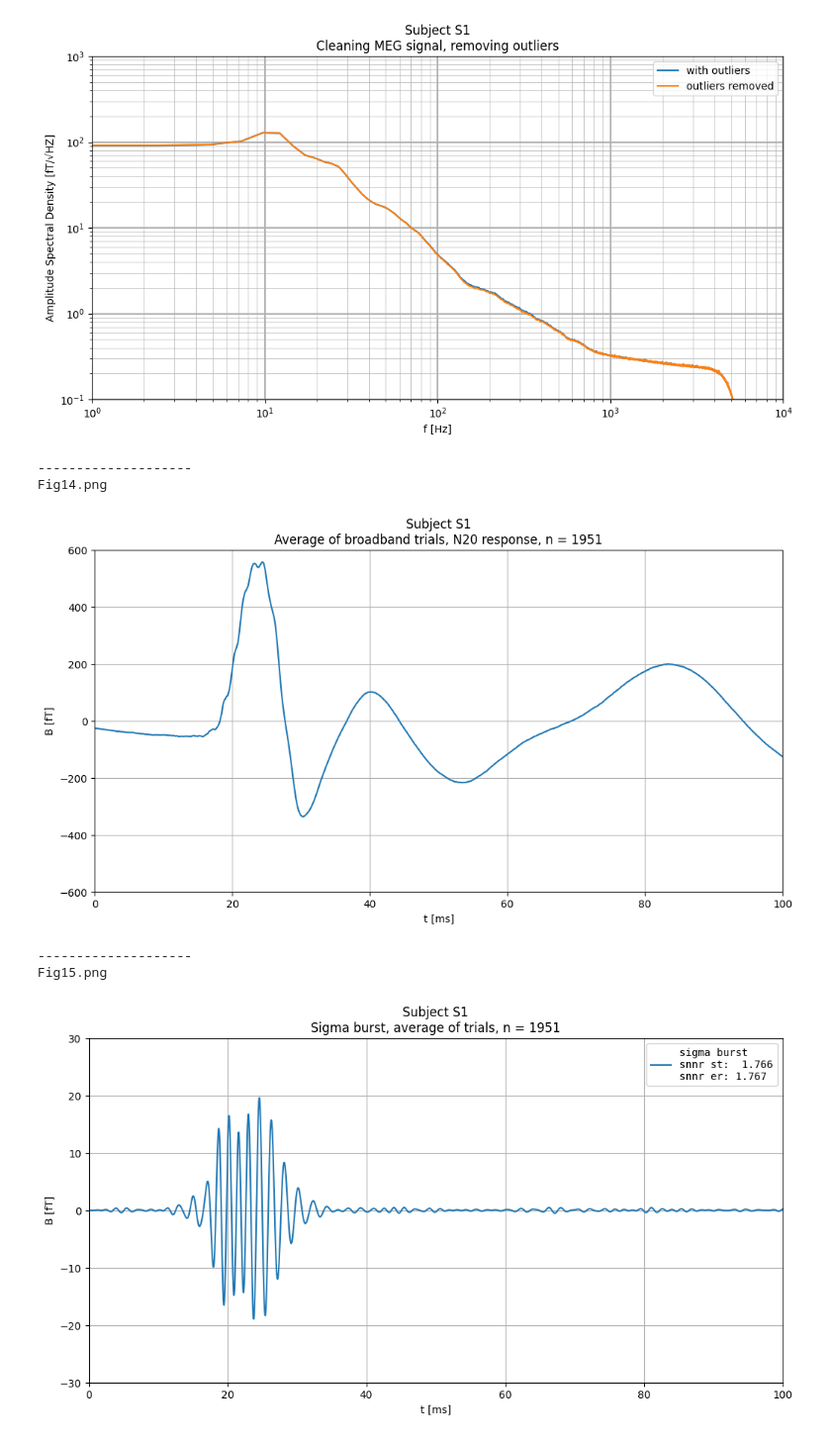
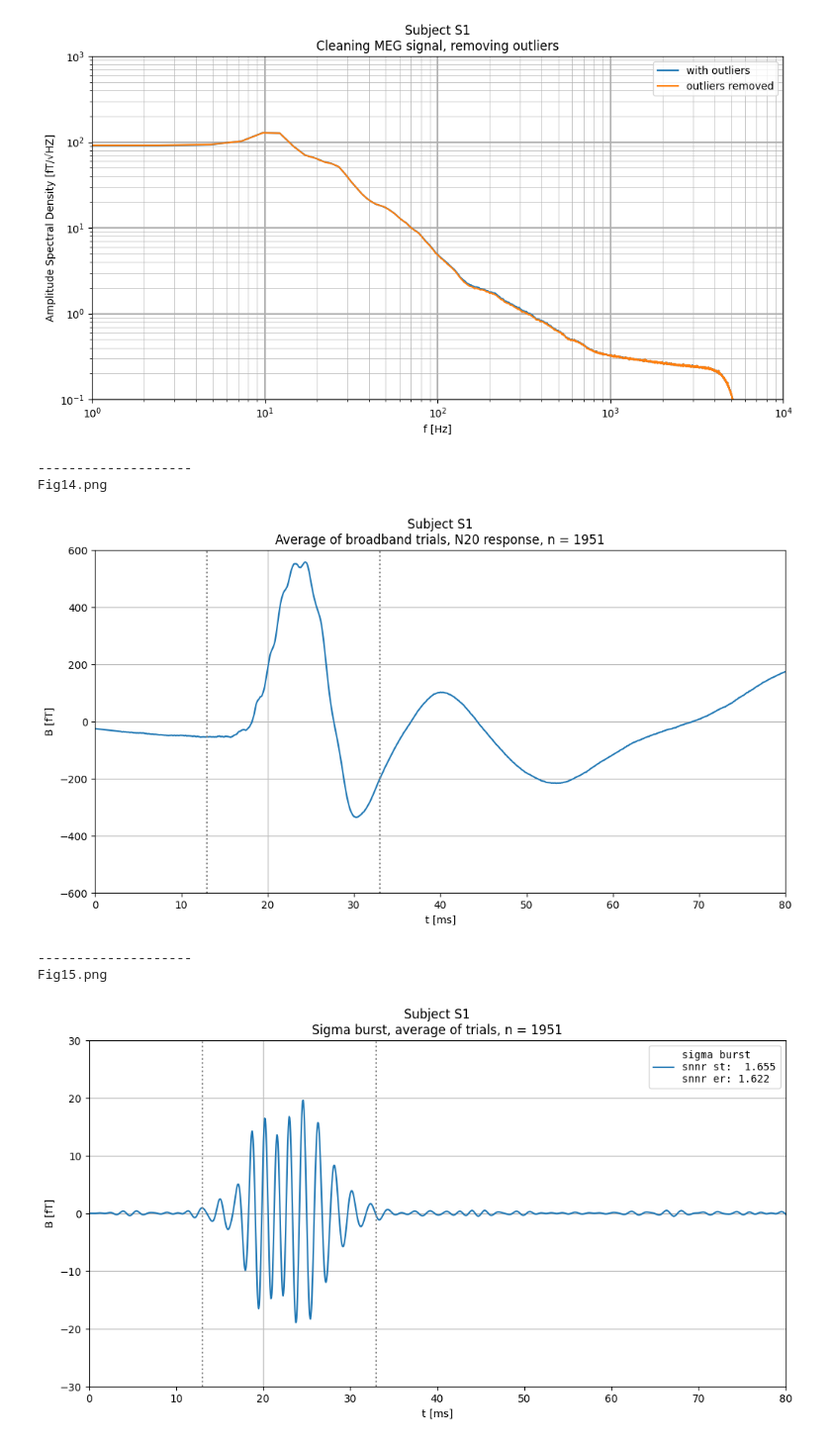
Before and after one commit to neurophysics/BurstModeling, a Jupyter notebook: Scripts/Data_preprocessing.ipynb, the cells around one changed output. Shown at 99% size. Saved outputs shown, nothing was run; the diff lists cells and outputs as text; code cells hidden in the pictures.

```diff
--- a/Scripts/Data_preprocessing.ipynb
+++ b/Scripts/Data_preprocessing.ipynb
@@ -226,10 +235,10 @@ Fig07.png
 # %%
 # apply fc=0.1Hz hp filter to remove DC component
 
-MEG_data = MEG_stimuli_removed_data - MEG_stimuli_removed_data.mean()
+MEG_stimuli_removed_data = MEG_stimuli_removed_data - MEG_stimuli_removed_data.mean()
 
 sos = sig.butter(4, 0.1, 'highpass', fs=srate, output='sos')
-MEG_data = sig.sosfiltfilt(sos, MEG_data)
+MEG_data = sig.sosfiltfilt(sos, MEG_stimuli_removed_data)
 
 sos = sig.butter(4, 5000, 'lowpass', fs=srate, output='sos')
 MEG_data = sig.sosfiltfilt(sos, MEG_data)
@@ -289,17 +298,11 @@ Fig09.png
 [figure]
 # %%
 # apply band-pass filter to extract
-# high-frequency band (sigma band) and
-# high-frequency somatosensory evoked response (sigma burst)
+# high-frequency band (sigma band)
+# extend the band ±50Hz to obtain
+# 3dB cutoff in the bandstop frequencies
 
-if(subject == 'S1' or subject == 'S2'):
-    lfreq_sigma = 450
-    rfreq_sigma = 850
-elif(subject == 'S3' or subject == 'S4' or subject == 'S5'):
-    lfreq_sigma = 500
-    rfreq_sigma = 900
-
-sigma_fir_coeffs = sig.firwin(303, [lfreq_sigma, rfreq_sigma], pass_zero=False, fs=srate)
+sigma_fir_coeffs = sig.firwin(303, [lfreq_sigma-50, rfreq_sigma+50], pass_zero=False, fs=srate)
 sigma_band_data = sig.filtfilt(sigma_fir_coeffs, 1.0, MEG_data)
 # %%
 # extract trials to remove outliers
@@ -452,45 +454,56 @@ marker = marker_no_outliers
 # plot broadband evoked response
 
 data_y = broad_band_trials.mean(-1)
+
+plt_header('Average of broadband trials, N20 response, n = %d' % len(broad_band_trials.T))
+plt.axvline(20, linewidth=1, color='silver')
 plt.plot(whole_trial_t, data_y)
-plt_header('Average of broadband trials, N20 response, n = %d' % len(broad_band_trials.T))
+plt.axvline(burst_time_start, color='gray', linestyle=':')
+plt.axvline(burst_time_end, color='gray', linestyle=':')
 plt.xlabel('t [ms]')
 plt.ylabel(unit)
 plt.ylim((-600, 600))
-plt.xlim((0, 100))
-plt.grid()
+plt.xlim((0, 80))
+plt.grid(axis='y')
 plt_show_save_fig()
 # %% [output]
 --------------------
 Fig14.png
-[figure, old version]
+[figure, new version]
 # %%
 # plot sigma burst (high-frequency somatosensory evoked response)
 
 sigma_band_trials_mean = np.mean(sigma_band_trials, axis=-1)
 
-sigma_rms_st = np.sqrt(np.mean(sigma_band_trials[srate*15//1000:srate*30//1000]**2, axis=0))
-noise_rms_st = np.sqrt(np.mean(sigma_band_trials[srate*50//1000:srate*100//1000]**2, axis=0))
+bts = burst_time_start
+bte = burst_time_end
+
+sigma_rms_st = np.sqrt(np.mean(sigma_band_trials[srate*bts//1000:srate*bte//1000]**2, axis=0))
+noise_rms_st = np.sqrt(np.mean(sigma_band_trials[srate*50//1000:srate*80//1000]**2, axis=0))
 snnr_st = np.mean(sigma_rms_st/noise_rms_st)
 
-sigma_rms_er = np.sqrt(np.mean(sigma_band_trials[srate*15//1000:srate*30//1000]**2))
-noise_rms_er = np.sqrt(np.mean(sigma_band_trials[srate*50//1000:srate*100//1000]**2))
+sigma_rms_er = np.sqrt(np.mean(sigma_band_trials[srate*bts//1000:srate*bte//1000]**2))
+noise_rms_er = np.sqrt(np.mean(sigma_band_trials[srate*50//1000:srate*80//1000]**2))
 snnr_er = sigma_rms_er/noise_rms_er
 
 data_y = sigma_band_trials_mean
+
+plt_header('Sigma burst, average of trials, n = %d' % len(sigma_band_trials.T))
+plt.axvline(20, linewidth=1, color='silver')
 plt.plot(whole_trial_t, data_y, label='sigma burst\nsnnr st: %6.3f\nsnnr er: %.3f' % (snnr_st, snnr_er))
-plt_header('Sigma burst, average of trials, n = %d' % len(sigma_band_trials.T))
+plt.axvline(burst_time_start, color='gray', linestyle=':')
+plt.axvline(burst_time_end, color='gray', linestyle=':')
 plt.xlabel('t [ms]')
 plt.ylabel(unit)
 plt.ylim((-30, 30))
-plt.xlim((0, 100))
-plt.grid()
+plt.xlim((0, 80))
+plt.grid(axis='y')
 plt.legend(prop={'family': 'DejaVu Sans Mono'})
 plt_show_save_fig()
 # %% [output]
 --------------------
 Fig15.png
-[figure, old version]
+[figure, new version]
 # %%
 # plot sigma burst (high-frequency somatosensory evoked response)
 
```
Also changed, not shown: parts of 5 cells of this notebook, 2 other files.
